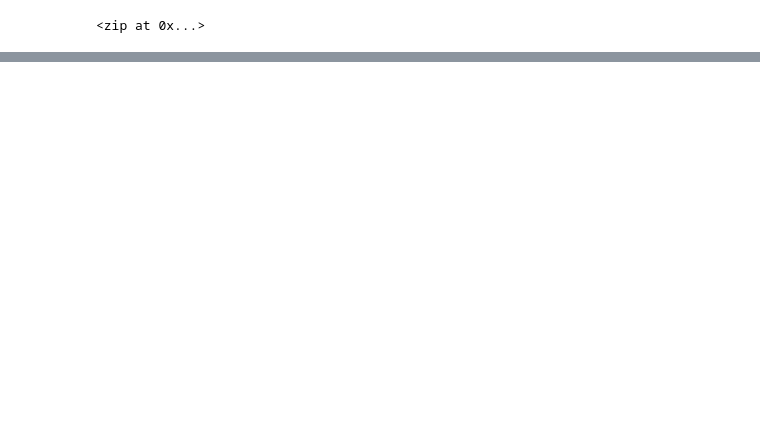
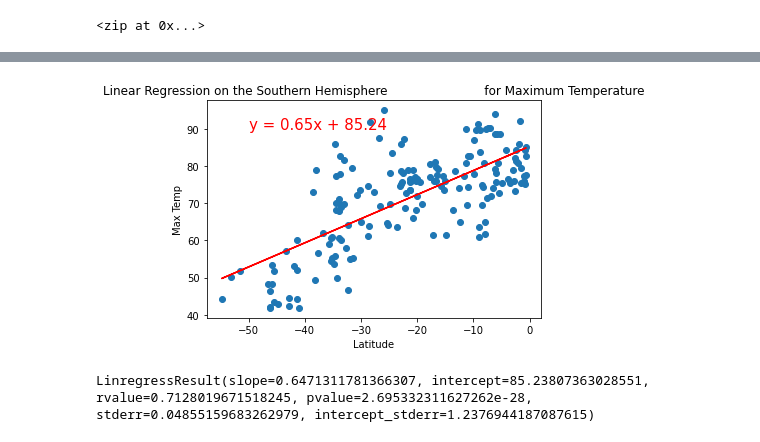
Before and after one commit to pato7mx/World_Weather_Analysis, a Jupyter notebook: WeatherPy.ipynb, the cells around one changed output, grey strips where cells are left out. Cells and saved outputs as stored; diff of their text form; code cells hidden in the pictures; blank space fills up the shorter version.

```diff
--- a/WeatherPy.ipynb
+++ b/WeatherPy.ipynb
@@ -253,0 +308,14 @@ plt.show()
+# %%
+# Linear regression on the Southern Hemisphere
+x_values = southern_hemi_df["Lat"]
+y_values = southern_hemi_df["Max Temp"]
+# Call the function.
+plot_linear_regression(x_values, y_values,
+                       'Linear Regression on the Southern Hemisphere \
+                        for Maximum Temperature', 'Max Temp',(-50,90))
+# %% [output]
+[figure, added]
+# %%
+linregress(x_values,y_values)
+# %% [output]
+LinregressResult(slope=0.6471311781366307, intercept=85.23807363028551, rvalue=0.7128019671518245, pvalue=2.695332311627262e-28, stderr=0.04855159683262979, intercept_stderr=1.2376944187087615)
```
Also changed, not shown: parts of 27 cells of this notebook, 7 other files.
